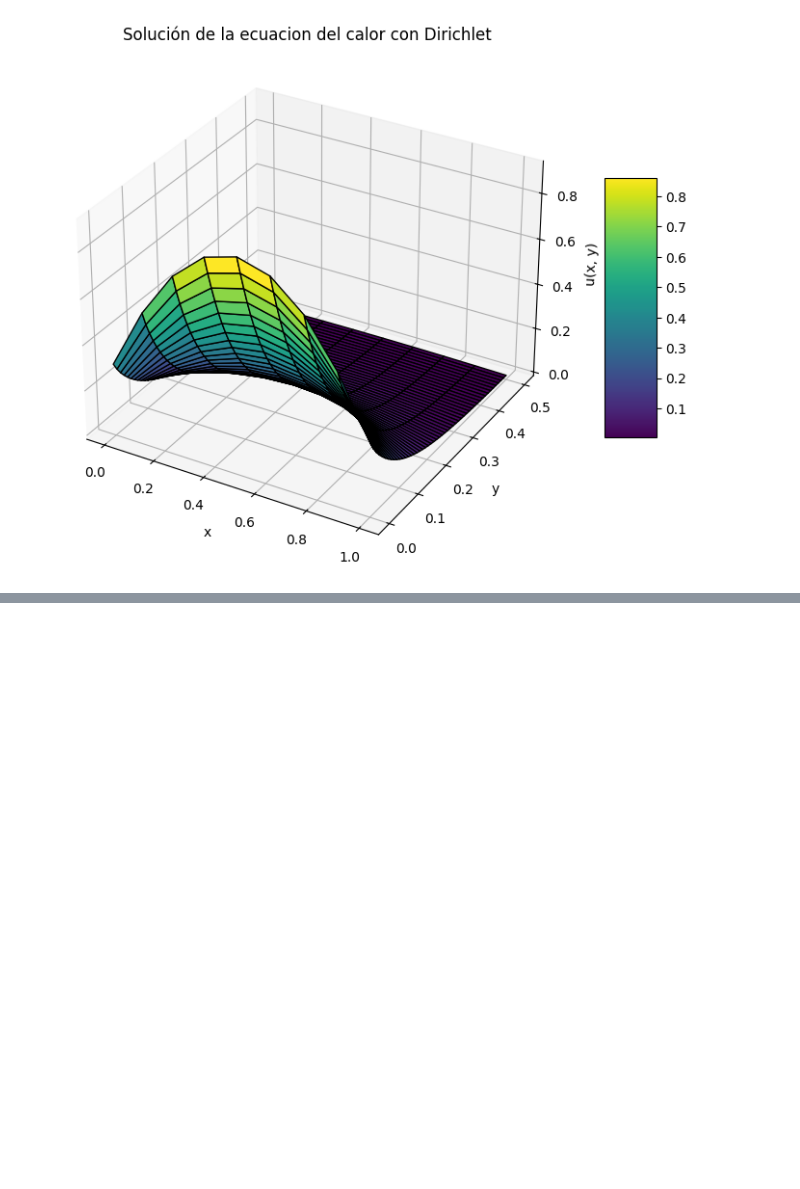
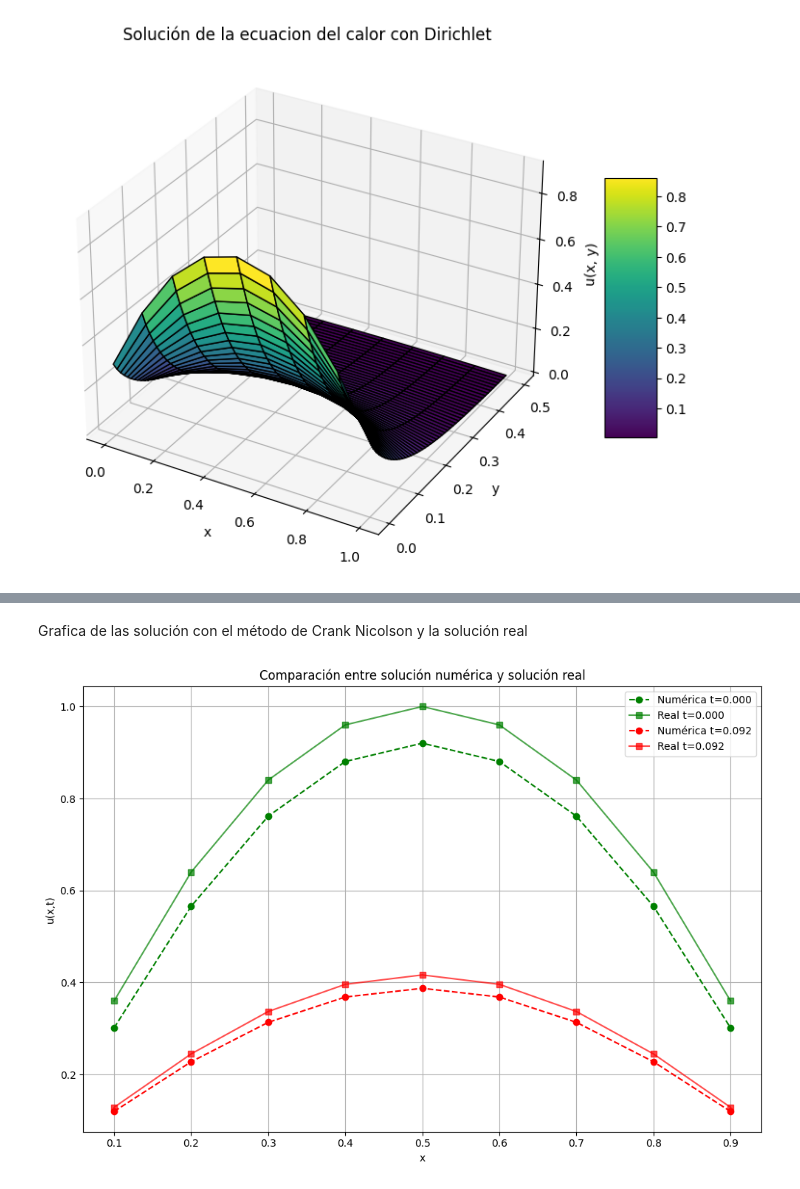
Before and after one commit to KarlaMichelleSorianoSanhez/EDP-1, a Jupyter notebook: Metodo_Crank_Nicolson.ipynb, the cells around one changed output, grey strips where cells are left out. Cells and saved outputs as stored; diff of their text form; code cells hidden in the pictures; blank space fills up the shorter version.

```diff
--- a/Metodo_Crank_Nicolson.ipynb
+++ b/Metodo_Crank_Nicolson.ipynb
@@ -458,0 +553,8 @@ Finalmente, calcule el **error absoluto** entre ambas soluciones.
+# %%
+# Puntos espaciales (coinciden con los usados en Crank–Nicolson)
+# Recordando que h = 0.1, entonces x toma: 0.1, 0.2, ..., 0.9
+x_valores = np.linspace(0.1, 0.9, 9)
+
+# Definimos los puntos temporales (con k = 0.01)
+# Si j = 50, entonces t va desde 0 hasta 0.50
+t_valores = np.linspace(0, 0.1, 10)
@@ -458,0 +633,11 @@ Finalmente, calcule el **error absoluto** entre ambas soluciones.
+# %%
+encabezados_err = ["Tiempo"] + [f"x={x:.1f}" for x in x_valores]
+
+tabla_err = []
+
+for idx_t, t_val in enumerate(y[:10]):
+    fila = [f"t={t_val:.2f}"] + [f"{e:.5f}" for e in error_abs[idx_t, :]]
+    tabla_err.append(fila)
+
+print("TABLA DE ERRORES | Solución Numérica - Solución Real\n")
+print(tabulate(tabla_err, headers=encabezados_err, tablefmt="grid"))
@@ -458,0 +662,31 @@ Finalmente, calcule el **error absoluto** entre ambas soluciones.
+# %% [markdown]
+Grafica de las solución con el método de Crank Nicolson y la solución real
+# %%
+plt.figure(figsize=(10,7))
+colores = ["green", "red"]
+tiempos = [0, 9]     # t=0 y t=0.10 porque j=50  y[9] = 0.10
+
+for c, idx_t in enumerate(tiempos):
+
+    t_val = y[idx_t]              # el tiempo correspondiente
+    u_num = U_np[idx_t, :]        # solución numérica en ese tiempo
+    u_real_t = solucion_real(x_valores, t_val)  # solución real (evaluada)
+
+    # Gráfica numérica
+    plt.plot(x_valores, u_num, "o--", color=colores[c],
+             label=f"Numérica t={t_val:.3f}")
+
+    # Gráfica real
+    plt.plot(x_valores, u_real_t, "s-", color=colores[c],
+             alpha=0.7, label=f"Real t={t_val:.3f}")
+
+
+plt.xlabel("x")
+plt.ylabel("u(x,t)")
+plt.title("Comparación entre solución numérica y solución real")
+plt.grid(True)
+plt.legend()
+plt.tight_layout()
+plt.show()
+# %% [output]
+[figure, added]
```
Also changed, not shown: parts of 24 cells of this notebook.
